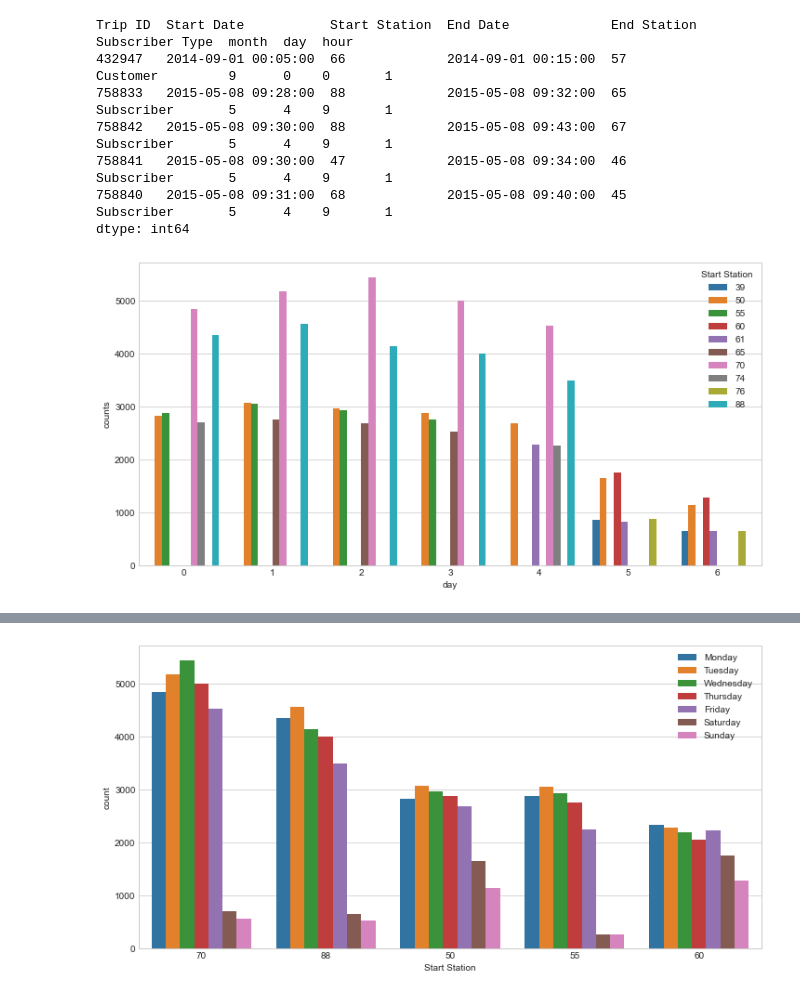
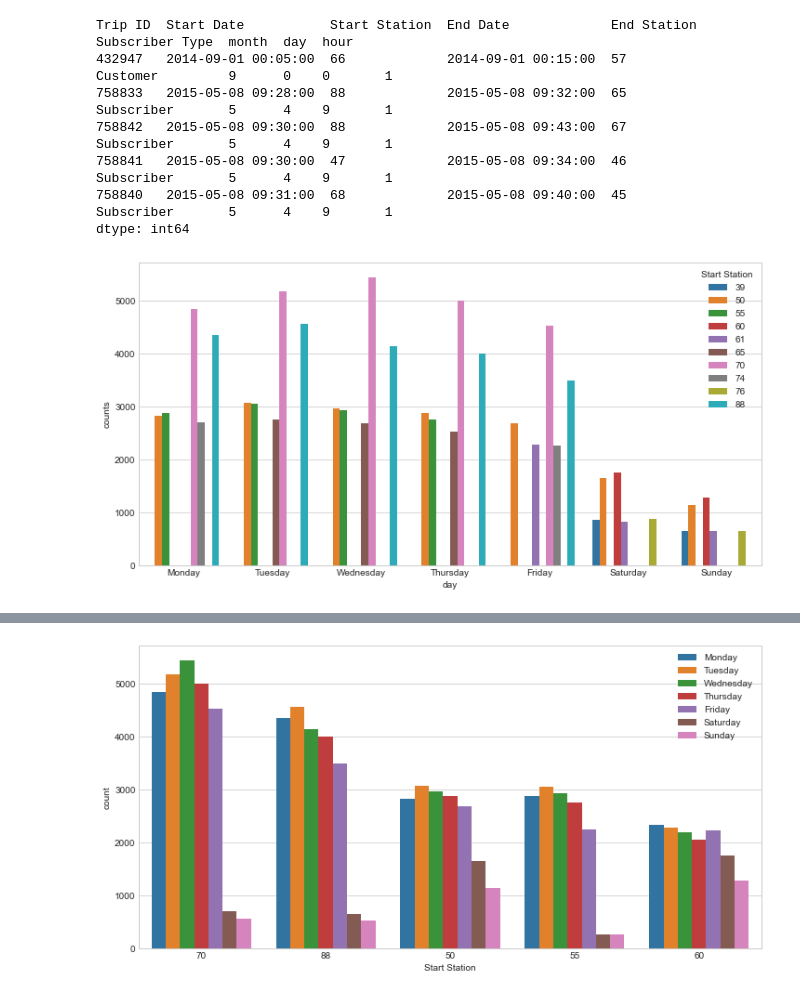
Before and after one commit to jkurdys/BikeShare, a Jupyter notebook: notebooks/BikeShare.ipynb, the cells around one changed output, grey strips where cells are left out. Drawn from its saved outputs; the diff is of its cells as text; code cells hidden in the pictures.

```diff
--- a/notebooks/BikeShare.ipynb
+++ b/notebooks/BikeShare.ipynb
@@ -310,13 +315,13 @@ dtype: int64
 # %%
 fig, ax = plt.subplots(figsize=(12, 6))
 
 ax = sns.barplot(x=alltrips["day"],
                  y=alltrips['counts'],
                  hue=alltrips["Start Station"],
 #                  order= alltrips['counts'],
                  ax=ax)
-
+ax.set_xticklabels(['Monday', 'Tuesday', 'Wednesday', 'Thursday', 'Friday', 'Saturday', 'Sunday'])
 # plt.legend(labels=['Monday', 'Tuesday', 'Wednesday', 'Thursday', 'Friday', 'Saturday', 'Sunday'])
 plt.show();
 # %% [output]
-[figure, old version]
+[figure, new version]
```
Also changed, not shown: parts of 10 cells of this notebook.
